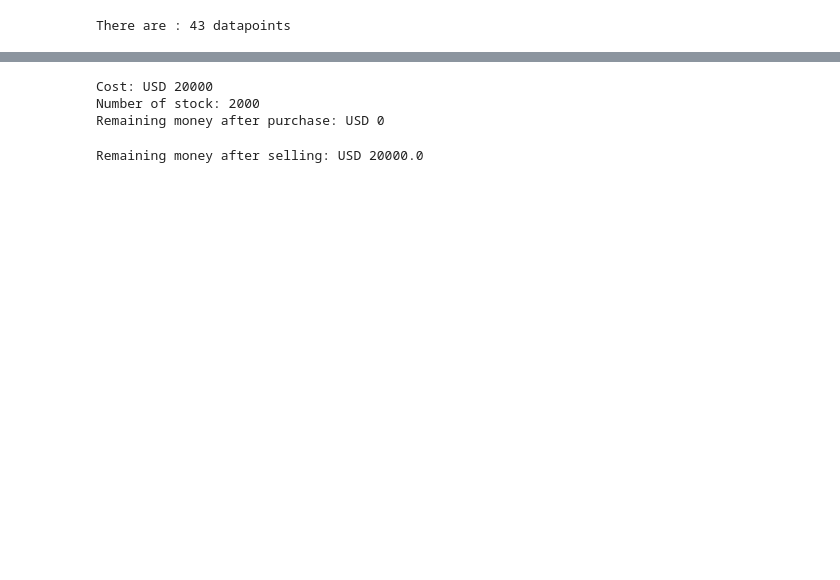
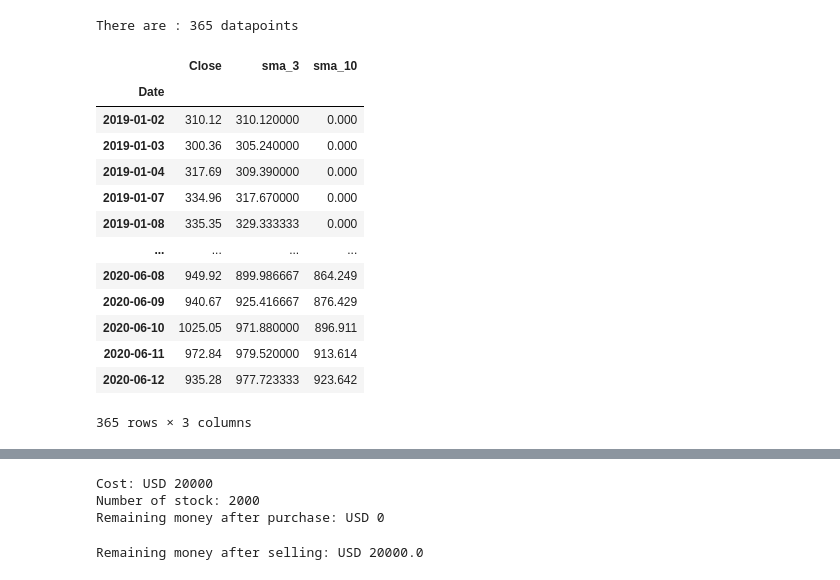
Before and after one commit to osbertc/cheatsheet, a Jupyter notebook: yfinance.ipynb, the cells around one changed output, grey strips where cells are left out. Saved outputs shown, nothing was run; the diff lists cells and outputs as text; code cells hidden in the pictures; blank space fills up the shorter version.

```diff
--- a/yfinance.ipynb
+++ b/yfinance.ipynb
@@ -18,12 +41,38 @@ sma = hist.iloc[:,3:4]
 # %%
+# Initialize the short and long windows
+short_window = 3
+long_window = 10
+
 # 3, 10 days simple moving average (SMA), using close value
-sma['sma_3'] = sma['Close'].rolling(window=3).mean()
-sma['sma_10'] = sma['Close'].rolling(window=10).mean()
+sma['sma_3'] = sma['Close'].rolling(window=short_window, min_periods = 1, center = False).mean()
+sma['sma_10'] = sma['Close'].rolling(window=long_window).mean()
+sma.fillna(0, inplace=True) # fill NA as 0
 
 # checker
 print('There are :', sma.shape[0], 'datapoints')
+
+# Daily percentage change
+# close = sma['Close']
+# sma['close_pct_change'] = close.pct_change()
+# sma.close_pct_change.fillna(0, inplace=True)
+
+sma
 # %% [output]
-There are : 43 datapoints
+There are : 365 datapoints
+|  | Close | sma_3 | sma_10 |
+| Date |  |  |  |
+| 2019-01-02 | 310.12 | 310.120000 | 0.000 |
+| 2019-01-03 | 300.36 | 305.240000 | 0.000 |
+| 2019-01-04 | 317.69 | 309.390000 | 0.000 |
+| 2019-01-07 | 334.96 | 317.670000 | 0.000 |
+| 2019-01-08 | 335.35 | 329.333333 | 0.000 |
+| ... | ... | ... | ... |
+| 2020-06-08 | 949.92 | 899.986667 | 864.249 |
+| 2020-06-09 | 940.67 | 925.416667 | 876.429 |
+| 2020-06-10 | 1025.05 | 971.880000 | 896.911 |
+| 2020-06-11 | 972.84 | 979.520000 | 913.614 |
+| 2020-06-12 | 935.28 | 977.723333 | 923.642 |
+365 rows × 3 columns
 # %%
 # Compare sma 3 days vs sma 10 days, by 3 - 10
 sma['sma3_10'] = sma['sma_3'] - sma['sma_10']
```
Also changed, not shown: parts of 8 cells of this notebook, 1 other file.
